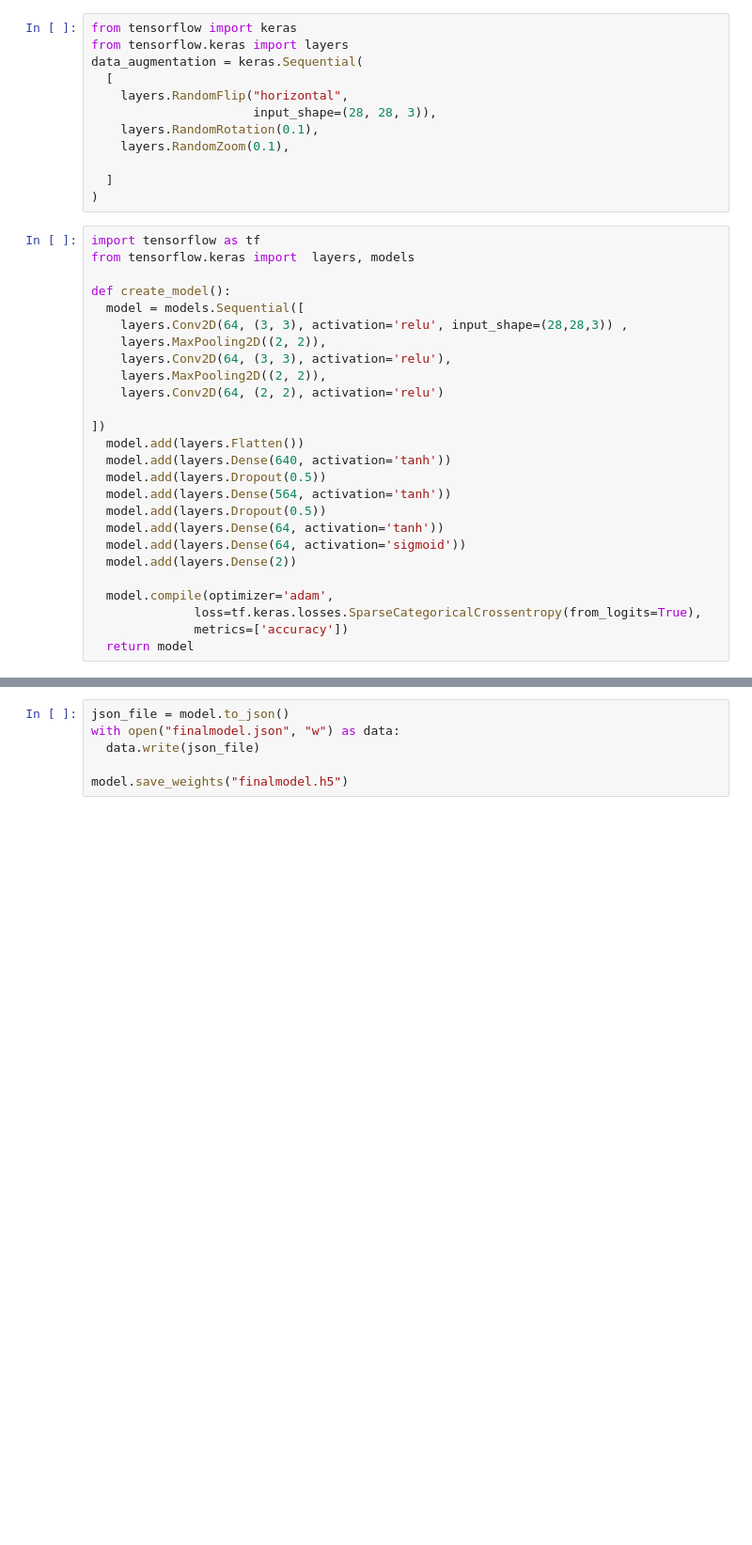
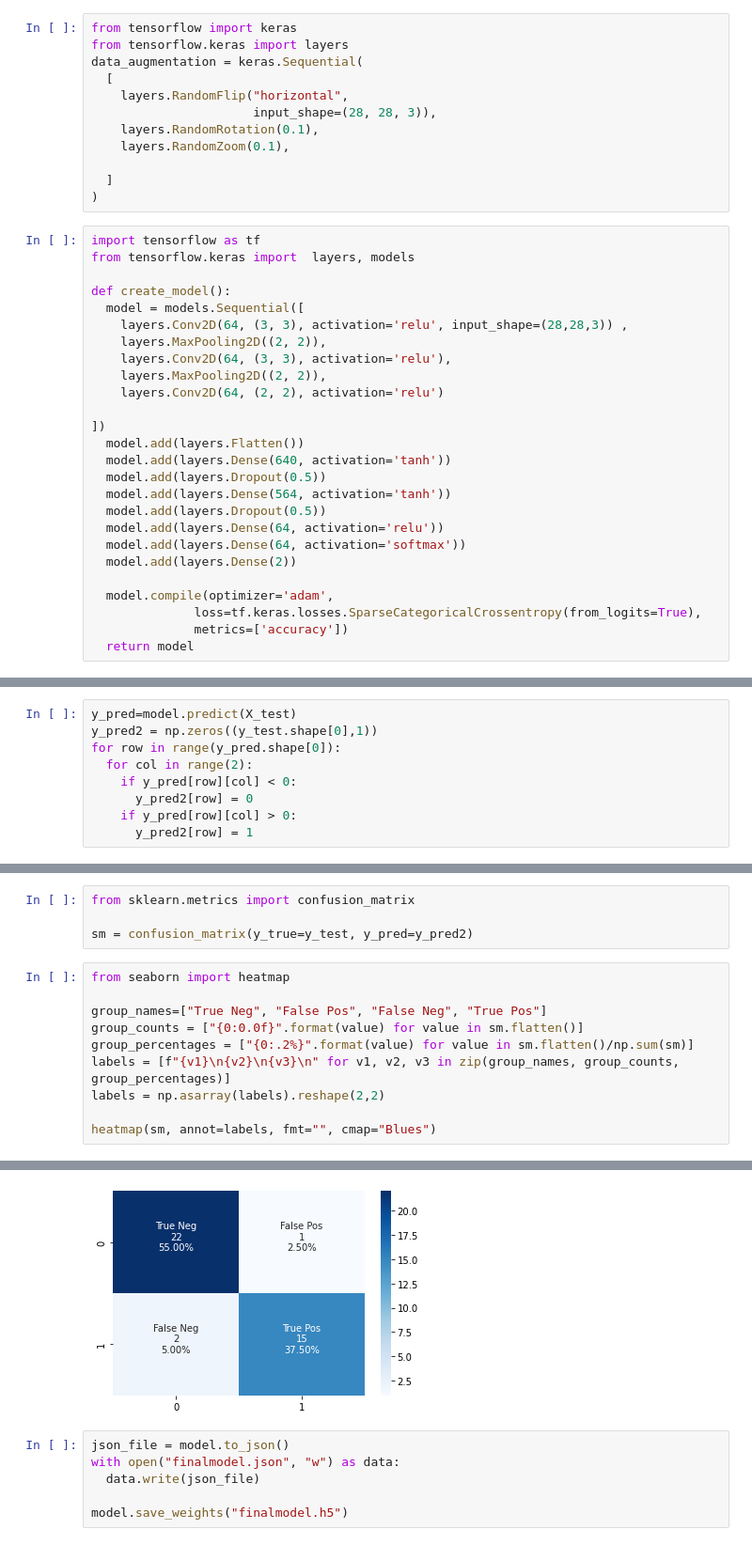
Before and after one commit to Belac44/Deep-Learning, a Jupyter notebook: TB_CNN.ipynb, the cells around one changed output, grey strips where cells are left out. Shown at 94% size. Cells and saved outputs as stored; diff of their text form; blank space fills up the shorter version.

Commit message:
Confusion Matrix

```diff
--- a/TB_CNN.ipynb
+++ b/TB_CNN.ipynb
@@ -193,8 +193,8 @@ def create_model():
   model.add(layers.Dropout(0.5))
   model.add(layers.Dense(564, activation='tanh'))
   model.add(layers.Dropout(0.5))
-  model.add(layers.Dense(64, activation='tanh'))
-  model.add(layers.Dense(64, activation='sigmoid'))
+  model.add(layers.Dense(64, activation='relu'))
+  model.add(layers.Dense(64, activation='softmax'))
   model.add(layers.Dense(2))
 
   model.compile(optimizer='adam',
@@ -246 +246,10 @@ Epoch 200/200
 <keras.callbacks.History at 0x...>
+# %%
+y_pred=model.predict(X_test)
+y_pred2 = np.zeros((y_test.shape[0],1))
+for row in range(y_pred.shape[0]):
+  for col in range(2):
+    if y_pred[row][col] < 0:
+      y_pred2[row] = 0
+    if y_pred[row][col] > 0:
+      y_pred2[row] = 1
@@ -246,0 +258,15 @@ Epoch 200/200
+# %%
+from sklearn.metrics import confusion_matrix
+
+sm = confusion_matrix(y_true=y_test, y_pred=y_pred2)
+# %%
+from seaborn import heatmap
+
+group_names=["True Neg", "False Pos", "False Neg", "True Pos"]
+group_counts = ["{0:0.0f}".format(value) for value in sm.flatten()]
+group_percentages = ["{0:.2%}".format(value) for value in sm.flatten()/np.sum(sm)]
+labels = [f"{v1}\n{v2}\n{v3}\n" for v1, v2, v3 in zip(group_names, group_counts, group_percentages)]
+labels = np.asarray(labels).reshape(2,2)
+
+heatmap(sm, annot=labels, fmt="", cmap="Blues")
+# %% [output]
@@ -247,3 +274,4 @@ Epoch 200/200
+[figure, added]
 # %%
 json_file = model.to_json()
 with open("finalmodel.json", "w") as data:
```
Also changed, not shown: parts of 16 cells of this notebook.
